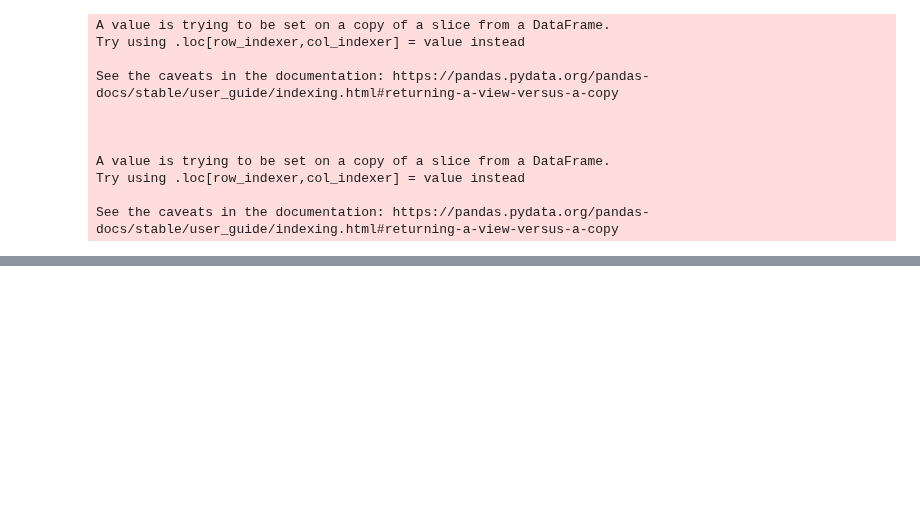
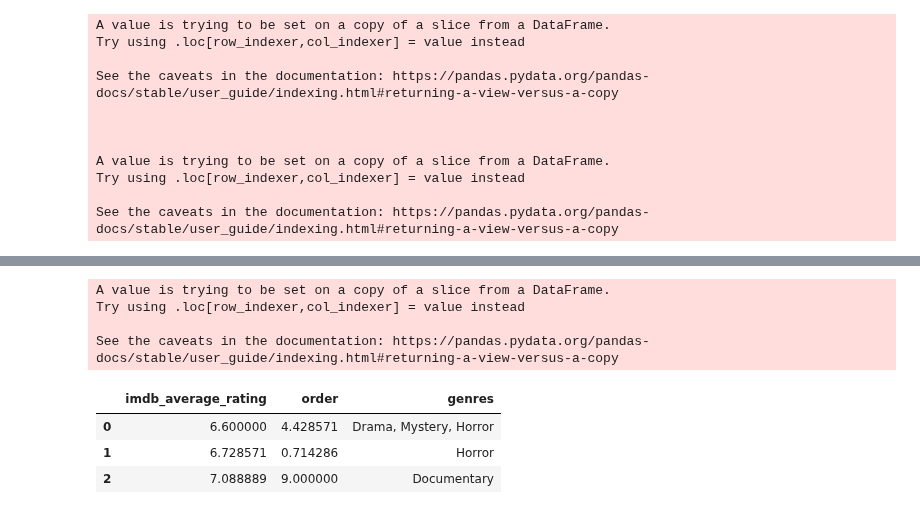
Before and after one commit to epfl-ada/ada-2023-project-cinemada, a Jupyter notebook: Preprocessing/fame.ipynb, the cells around one changed output, grey strips where cells are left out. Cells and saved outputs as stored; diff of their text form; code cells hidden in the pictures; blank space fills up the shorter version.

```diff
--- a/Preprocessing/fame.ipynb
+++ b/Preprocessing/fame.ipynb
@@ -446,0 +486,40 @@ See the caveats in the documentation: https://pandas.pydata.org/pandas-docs/stab
+# %%
+def get_average_features(actor_movies):
+    if not actor_movies['genres'].empty:
+        first_part, second_part, third_part = get_movies_sections(actor_movies)
+        first_part_average = first_part[['imdb_average_rating', 'order']].mean()
+        second_part_average = second_part[['imdb_average_rating', 'order']].mean()
+        third_part_average = third_part[['imdb_average_rating', 'order']].mean()
+
+        if not first_part['genres'].empty:
+            first_part_average['genres'] = ', '.join([genre['name'] for genre in first_part['genres'].values[0]])
+        else:
+            return ''
+        if not second_part['genres'].empty:
+            second_part_average['genres'] = ', '.join([genre['name'] for genre in second_part['genres'].values[0]])
+        else:
+            return ''
+        if not third_part['genres'].empty:
+            third_part_average['genres'] = ', '.join([genre['name'] for genre in third_part['genres'].values[0]])
+        else:
+            return ''
+
+        average_data = pd.DataFrame([first_part_average, second_part_average, third_part_average], columns=['imdb_average_rating', 'order', 'genres'])
+        #average_data['Career stage'] = ['Beginning', 'Middle', 'End/Current']
+        #average_data = average_data.set_index('Career stage')
+    else:
+        # Handle the case where the DataFrame is empty
+        return pd.Series({'imdb_average_rating': 0, 'order': 0, 'genres': ''})
+
+    return average_data
+# %%
+get_average_features(get_movies_by_actor(1373737)[1])
+# %% [output]
+A value is trying to be set on a copy of a slice from a DataFrame.
+Try using .loc[row_indexer,col_indexer] = value instead
+
+See the caveats in the documentation: https://pandas.pydata.org/pandas-docs/stable/user_guide/indexing.html#returning-a-view-versus-a-copy
+|  | imdb_average_rating | order | genres |
+| 0 | 6.600000 | 4.428571 | Drama, Mystery, Horror |
+| 1 | 6.728571 | 0.714286 | Horror |
+| 2 | 7.088889 | 9.000000 | Documentary |
```
Also changed, not shown: parts of 9 cells of this notebook, 1 other file.
